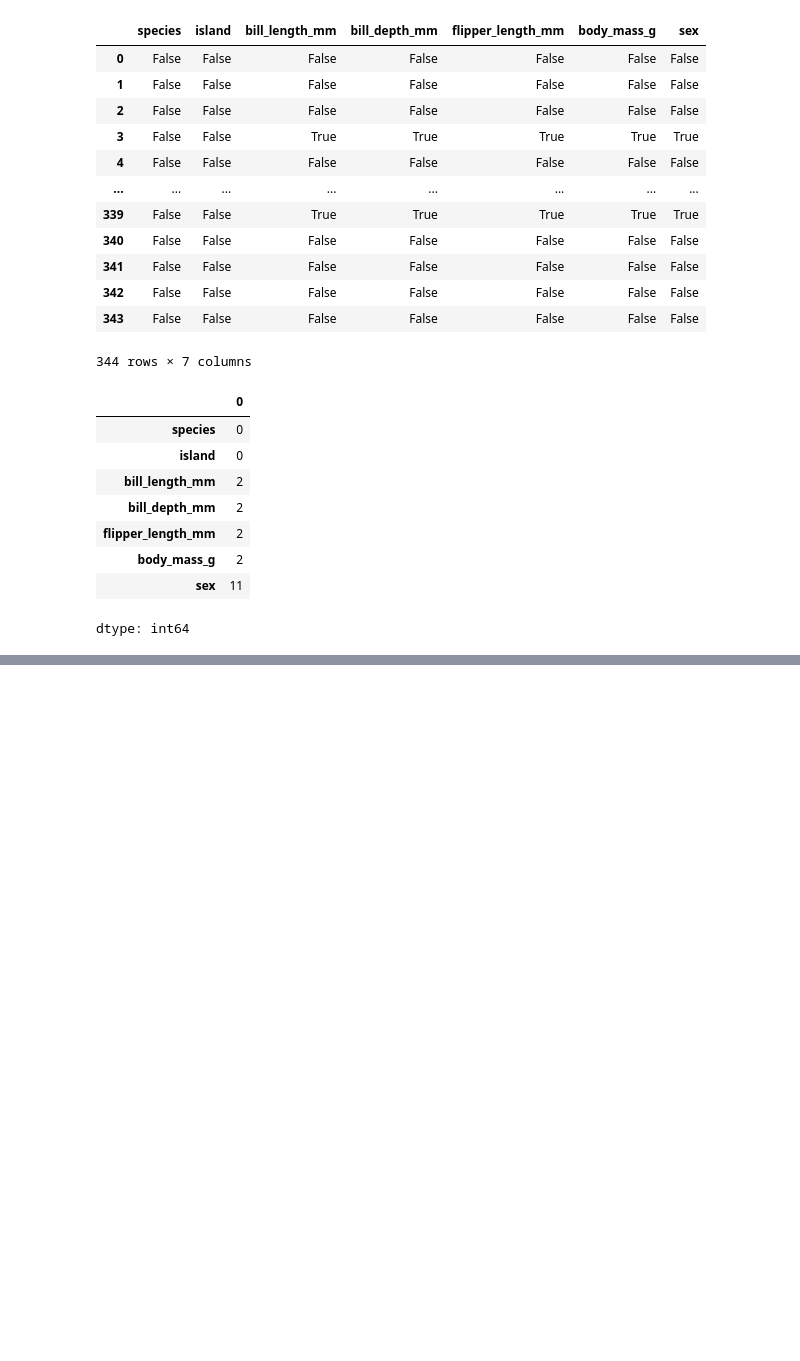
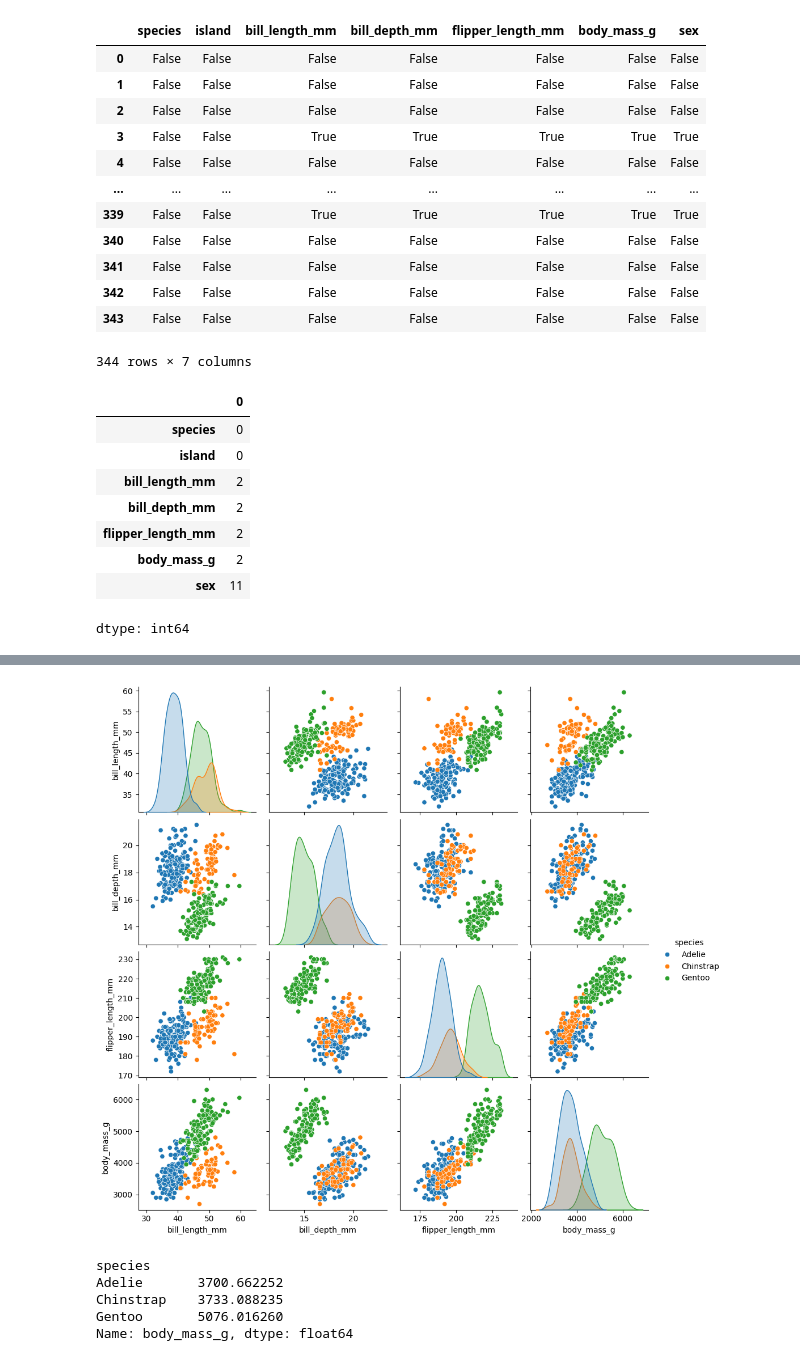
Before and after one commit to Dilek-D/Dilek-Goes-with-Panda-Coding-1, a Jupyter notebook: Dilek_Is_Flying_With_Panda.ipynb, the cells around one changed output, grey strips where cells are left out. Cells and saved outputs as stored; diff of their text form; code cells hidden in the pictures; blank space fills up the shorter version.

```diff
--- a/Dilek_Is_Flying_With_Panda.ipynb
+++ b/Dilek_Is_Flying_With_Panda.ipynb
@@ -143,0 +294,5 @@ dtype: int64
+# %%
+sns.pairplot(df, hue='species')
+plt.show()
+# %% [output]
+[figure, added]
@@ -143,0 +303,8 @@ dtype: int64
+# %%
+print(df.groupby('species')['body_mass_g'].mean())
+# %% [output]
+species
+Adelie       3700.662252
+Chinstrap    3733.088235
+Gentoo       5076.016260
+Name: body_mass_g, dtype: float64
```
Also changed, not shown: parts of 29 cells of this notebook.
